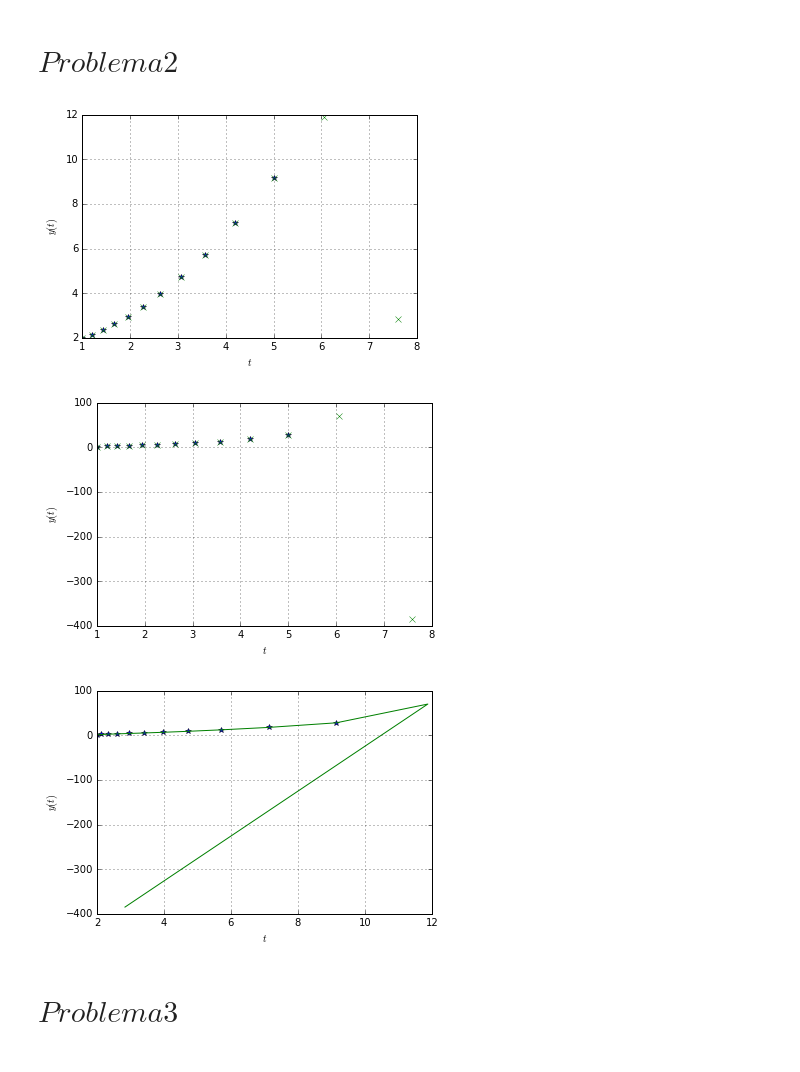
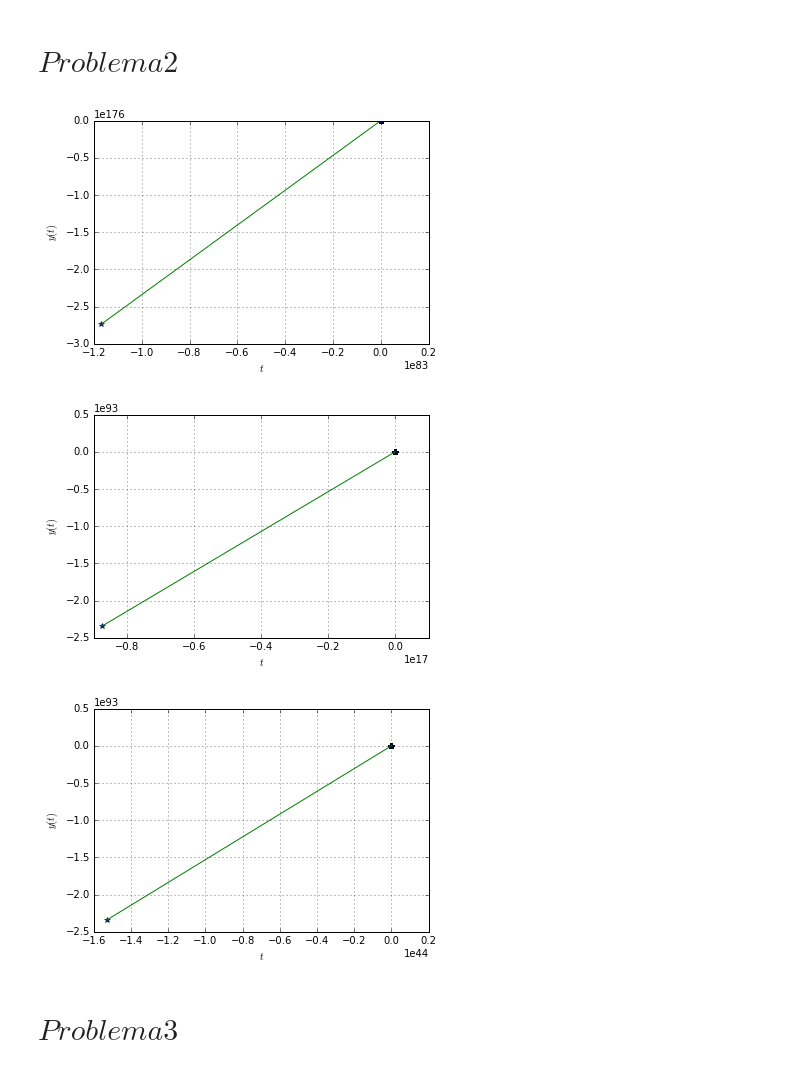
Before and after one commit to Ixchetl14/TAREAS, a Jupyter notebook: Tarea .ipynb, the cells around one changed output. Saved outputs shown, nothing was run; the diff lists cells and outputs as text; code cells hidden in the pictures.

```diff
--- a/Tarea .ipynb
+++ b/Tarea .ipynb
@@ -45,37 +45,37 @@ show()
 # $ Problema 2$
 # %%
 def f2(y,t):
-    return array([y[1],y[2],-y[2]**2 +y[1]**3 -(cos(y[0]))**2 + (e**-t) *sin(3*t)])
+    return array([y[1],y[2],(-(y[2]**2) + 3*(y[1]**3 ) - (cos(y[0]))**2 + ((e**-t) *sin(3*t)))])
 # %%
-t,y= R_Kutta(f2,[1,2,1],[1,2],0.1)
-t,y2= R_Kutta(f2,[1,2,1],[1,2.1],0.1)
+t,y= R_Kutta(f2,[1,2,1],[1,2],0.00001)
+t,y2= R_Kutta(f2,[1,2,1],[1,2.1],0.00001)
 plot(y[:,0],y[:,1],"*")
-plot(y2[:,0],y2[:,1],"x")
+plot(y2[:,0],y2[:,1])
 grid(True)
 xlabel("$t$"), ylabel("$y(t)$")
 show()
 # %% [output]
-[figure, old version]
+[figure, new version]
 # %%
-t,y= R_Kutta(f2,[1,2,1],[1,2],0.1)
-t,y2= R_Kutta(f2,[1,2,1],[1,2.1],0.1)
+t,y= R_Kutta(f2,[1,2,1],[1,2],0.00001)
+t,y2= R_Kutta(f2,[1,2,1],[1,2.1],0.00001)
 plot(y[:,0],y[:,2],"*")
-plot(y2[:,0],y2[:,2],"x")
+plot(y2[:,0],y2[:,2])
 grid(True)
 xlabel("$t$"), ylabel("$y(t)$")
 show()
 # %% [output]
-[figure, old version]
+[figure, new version]
 # %%
-t,y= R_Kutta(f2,[1,2,1],[1,2],0.1)
-t,y2= R_Kutta(f2,[1,2,1],[1,2.1],0.1)
+t,y= R_Kutta(f2,[1,2,1],[1,2],0.00001)
+t,y2= R_Kutta(f2,[1,2,1],[1,2.1],0.00001)
 plot(y[:,1],y[:,2],"*")
 plot(y2[:,1],y2[:,2])
 grid(True)
 xlabel("$t$"), ylabel("$y(t)$")
 show()
 # %% [output]
-[figure, old version]
+[figure, new version]
 # %% [markdown]
 # $Problema 3$
 # %%
```
